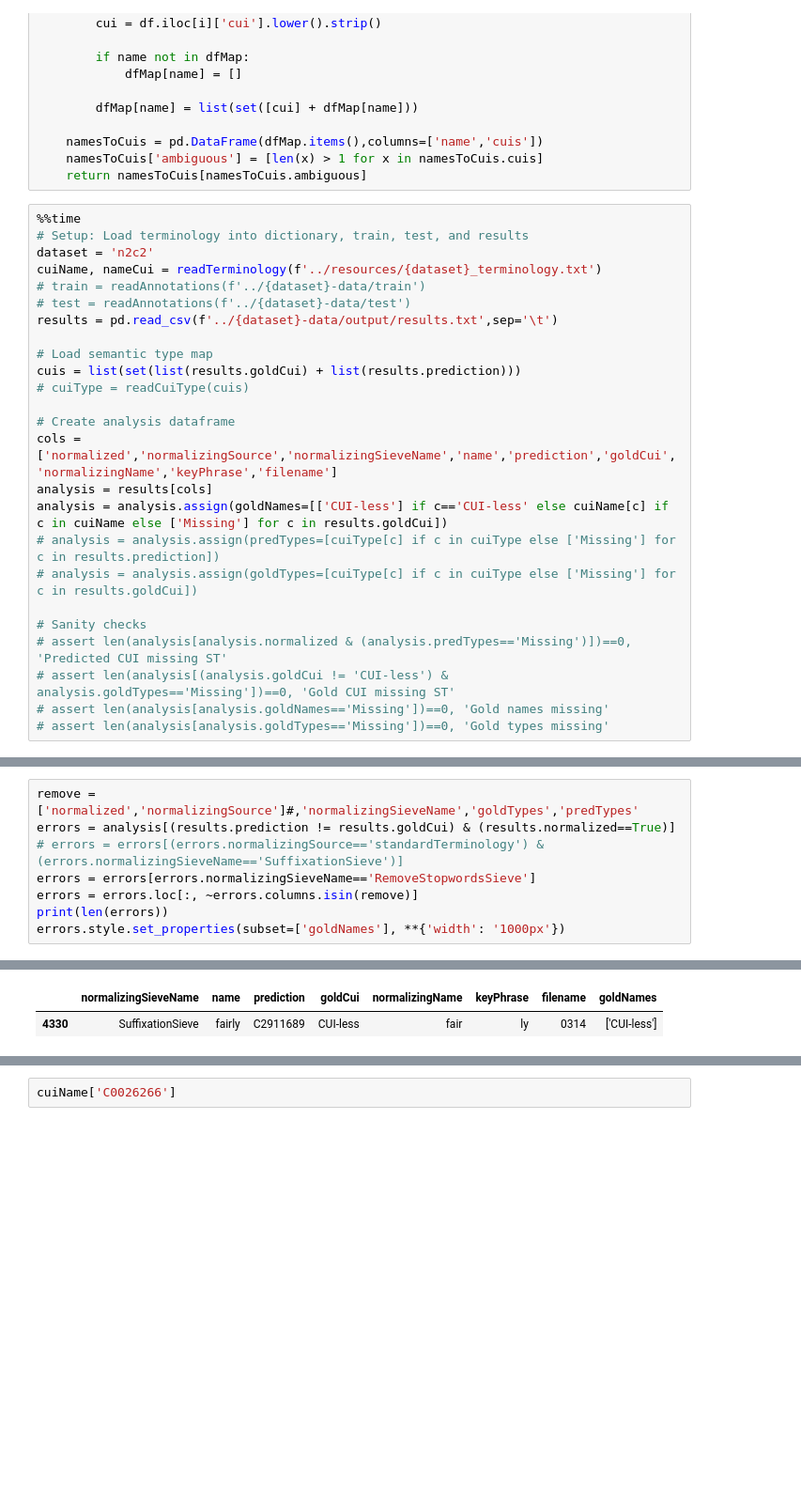
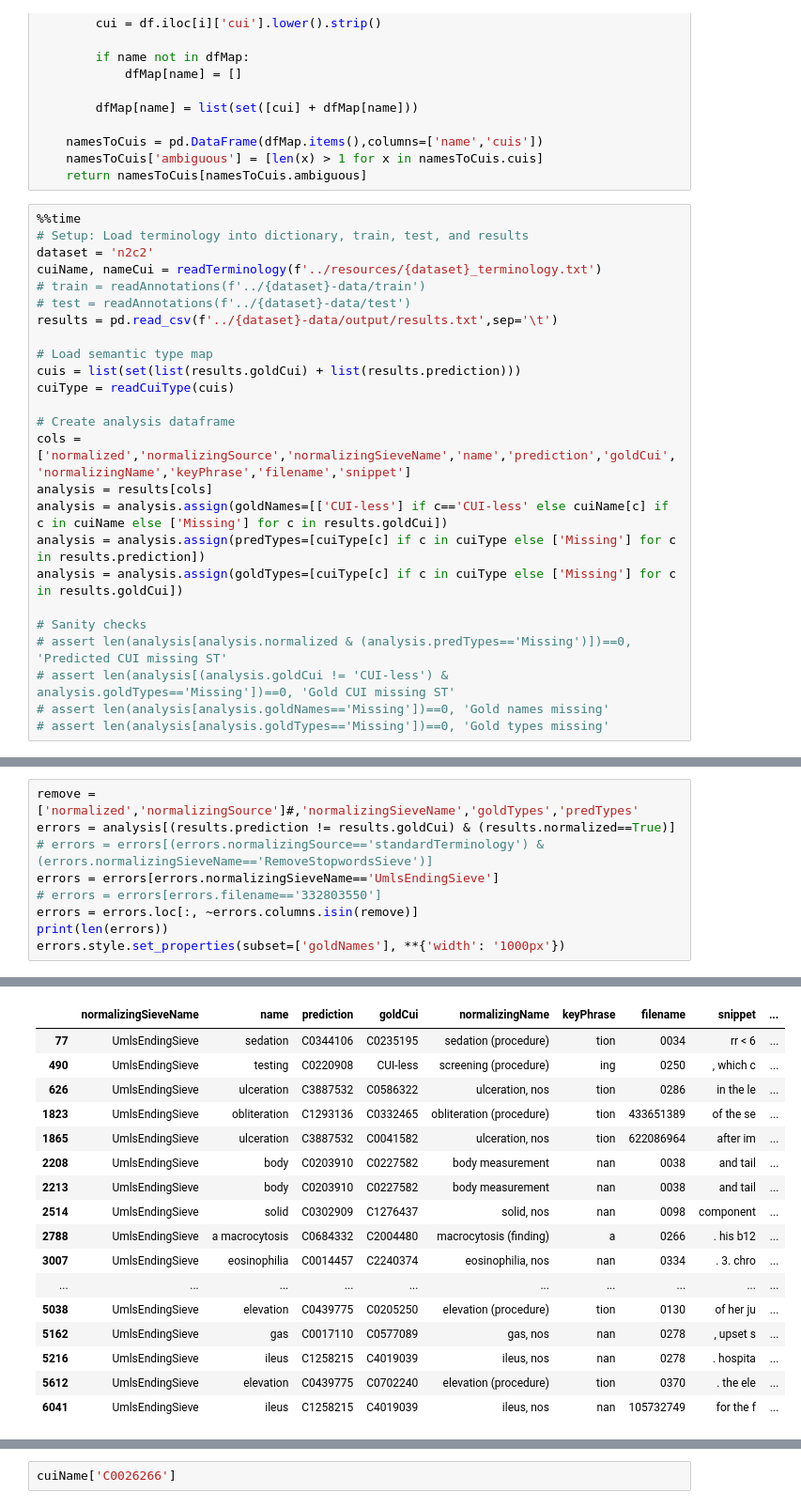
Before and after one commit to etfrenchvcu/disorder-normalizer, a Jupyter notebook: scripts/evaluate.ipynb, the cells around one changed output, grey strips where cells are left out. Shown at 94% size. Drawn from its saved outputs; the diff is of its cells as text; blank space fills up the shorter version.

Commit message:
Adding measurement sieve

```diff
--- a/scripts/evaluate.ipynb
+++ b/scripts/evaluate.ipynb
@@ -124,14 +124,14 @@ results = pd.read_csv(f'../{dataset}-data/output/results.txt',sep='\t')
 
 # Load semantic type map
 cuis = list(set(list(results.goldCui) + list(results.prediction)))
-# cuiType = readCuiType(cuis)
+cuiType = readCuiType(cuis)
 
 # Create analysis dataframe
-cols = ['normalized','normalizingSource','normalizingSieveName','name','prediction','goldCui','normalizingName','keyPhrase','filename']
+cols = ['normalized','normalizingSource','normalizingSieveName','name','prediction','goldCui','normalizingName','keyPhrase','filename','snippet']
 analysis = results[cols]
 analysis = analysis.assign(goldNames=[['CUI-less'] if c=='CUI-less' else cuiName[c] if c in cuiName else ['Missing'] for c in results.goldCui])
-# analysis = analysis.assign(predTypes=[cuiType[c] if c in cuiType else ['Missing'] for c in results.prediction])
-# analysis = analysis.assign(goldTypes=[cuiType[c] if c in cuiType else ['Missing'] for c in results.goldCui])
+analysis = analysis.assign(predTypes=[cuiType[c] if c in cuiType else ['Missing'] for c in results.prediction])
+analysis = analysis.assign(goldTypes=[cuiType[c] if c in cuiType else ['Missing'] for c in results.goldCui])
 
 # Sanity checks
 # assert len(analysis[analysis.normalized & (analysis.predTypes=='Missing')])==0, 'Predicted CUI missing ST'
@@ -179,8 +178,9 @@ stratifyByCol(normalized[normalized.normalizingSieveName=='RemoveStopwordsSieve'
 # %%
 remove = ['normalized','normalizingSource']#,'normalizingSieveName','goldTypes','predTypes'
 errors = analysis[(results.prediction != results.goldCui) & (results.normalized==True)]
-# errors = errors[(errors.normalizingSource=='standardTerminology') & (errors.normalizingSieveName=='SuffixationSieve')]
-errors = errors[errors.normalizingSieveName=='RemoveStopwordsSieve']
+# errors = errors[(errors.normalizingSource=='standardTerminology') & (errors.normalizingSieveName=='RemoveStopwordsSieve')]
+errors = errors[errors.normalizingSieveName=='UmlsEndingSieve']
+# errors = errors[errors.filename=='332803550']
 errors = errors.loc[:, ~errors.columns.isin(remove)]
 print(len(errors))
 errors.style.set_properties(subset=['goldNames'], **{'width': '1000px'})
@@ -189,2 +189,17 @@ errors.style.set_properties(subset=['goldNames'], **{'width': '1000px'})
-|  | normalizingSieveName | name | prediction | goldCui | normalizingName | keyPhrase | filename | goldNames |
-| 4330 | SuffixationSieve | fairly | C2911689 | CUI-less | fair | ly | 0314 | ['CUI-less'] |
+|  | normalizingSieveName | name | prediction | goldCui | normalizingName | keyPhrase | filename | snippet | ... |
+| 77 | UmlsEndingSieve | sedation | C0344106 | C0235195 | sedation (procedure) | tion | 0034 | rr < 6 | ... |
+| 490 | UmlsEndingSieve | testing | C0220908 | CUI-less | screening (procedure) | ing | 0250 | , which c | ... |
+| 626 | UmlsEndingSieve | ulceration | C3887532 | C0586322 | ulceration, nos | tion | 0286 | in the le | ... |
+| 1823 | UmlsEndingSieve | obliteration | C1293136 | C0332465 | obliteration (procedure) | tion | 433651389 | of the se | ... |
+| 1865 | UmlsEndingSieve | ulceration | C3887532 | C0041582 | ulceration, nos | tion | 622086964 | after im | ... |
+| 2208 | UmlsEndingSieve | body | C0203910 | C0227582 | body measurement | nan | 0038 | and tail | ... |
+| 2213 | UmlsEndingSieve | body | C0203910 | C0227582 | body measurement | nan | 0038 | and tail | ... |
+| 2514 | UmlsEndingSieve | solid | C0302909 | C1276437 | solid, nos | nan | 0098 | component | ... |
+| 2788 | UmlsEndingSieve | a macrocytosis | C0684332 | C2004480 | macrocytosis (finding) | a | 0266 | . his b12 | ... |
+| 3007 | UmlsEndingSieve | eosinophilia | C0014457 | C2240374 | eosinophilia, nos | nan | 0334 | . 3. chro | ... |
+| ... | ... | ... | ... | ... | ... | ... | ... | ... | ... |
+| 5038 | UmlsEndingSieve | elevation | C0439775 | C0205250 | elevation (procedure) | tion | 0130 | of her ju | ... |
+| 5162 | UmlsEndingSieve | gas | C0017110 | C0577089 | gas, nos | nan | 0278 | , upset s | ... |
+| 5216 | UmlsEndingSieve | ileus | C1258215 | C4019039 | ileus, nos | nan | 0278 | . hospita | ... |
+| 5612 | UmlsEndingSieve | elevation | C0439775 | C0702240 | elevation (procedure) | tion | 0370 | . the ele | ... |
+| 6041 | UmlsEndingSieve | ileus | C1258215 | C4019039 | ileus, nos | nan | 105732749 | for the f | ... |
```
Also changed, not shown: parts of 12 cells of this notebook, 12 other files.
